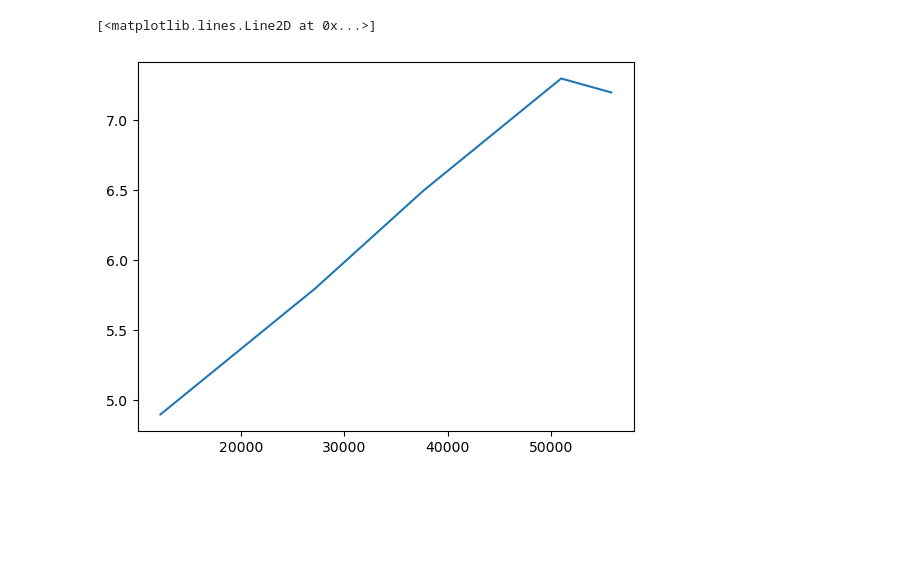
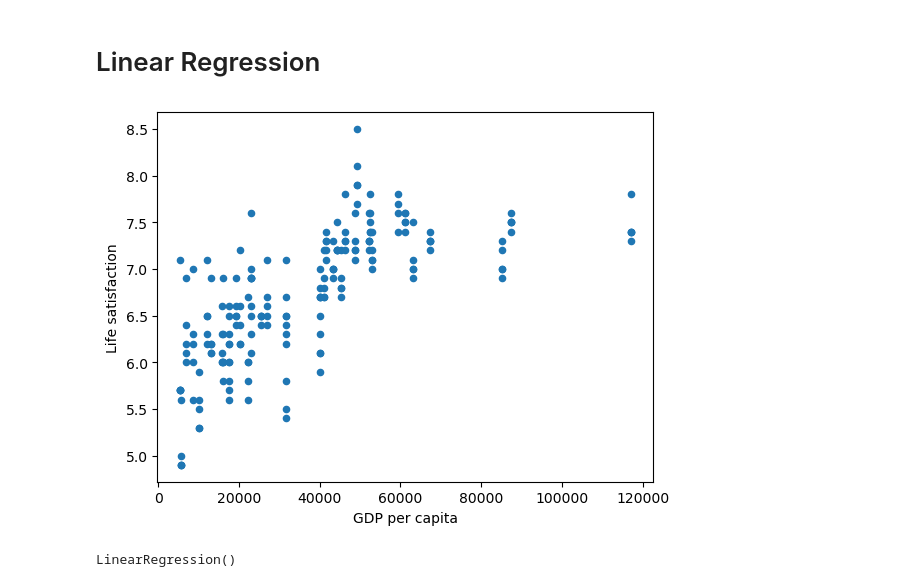
Before and after one commit to LIU-Xnd/ml_learn, a Jupyter notebook: ch1_ml_landscape/main.ipynb, the cells around one changed output. Drawn from its saved outputs; the diff is of its cells as text; code cells hidden in the pictures; blank space fills up the shorter version.

```diff
--- a/ch1_ml_landscape/main.ipynb
+++ b/ch1_ml_landscape/main.ipynb
@@ -10,5 +6,21 @@ data[:,2] = data[:,2].astype(float)
-# %%
-plt.plot(data[:,1],data[:,2])
-# %% [output]
-[<matplotlib.lines.Line2D at 0x...>]
-[figure, removed]
+# %% [markdown]
+# Linear Regression
+# %%
+# Prepare the data
+oecd_bli = pd.read_csv("data/BLI_06062023174302510.csv")
+gdp_per_capita = pd.read_csv("data/WEO_Data.xls", thousands=',', delimiter='\t', na_values="n/a", encoding='utf16')
+country_stats = pd.merge(gdp_per_capita,oecd_bli,'outer')
+country_stats = country_stats.dropna(subset=["GDP per capita","Life satisfaction"])
+X = np.c_[country_stats['GDP per capita']]
+y = np.c_[country_stats['Life satisfaction']]
+# %%
+# Visualize the data
+country_stats.plot(kind='scatter', x='GDP per capita', y='Life satisfaction')
+plt.show()
+# %% [output]
+[figure, added]
+# %%
+# Select a linear model
+model = sklearn.linear_model.LinearRegression()
+# %% [output]
+LinearRegression()
```
Also changed, not shown: parts of 10 cells of this notebook.
